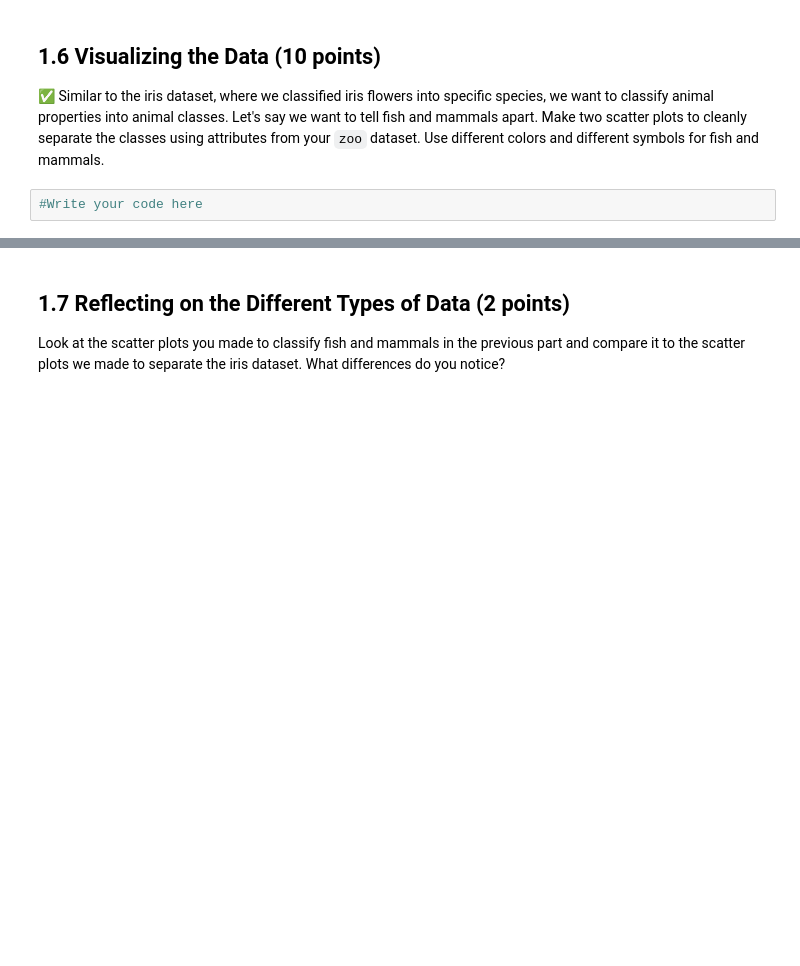
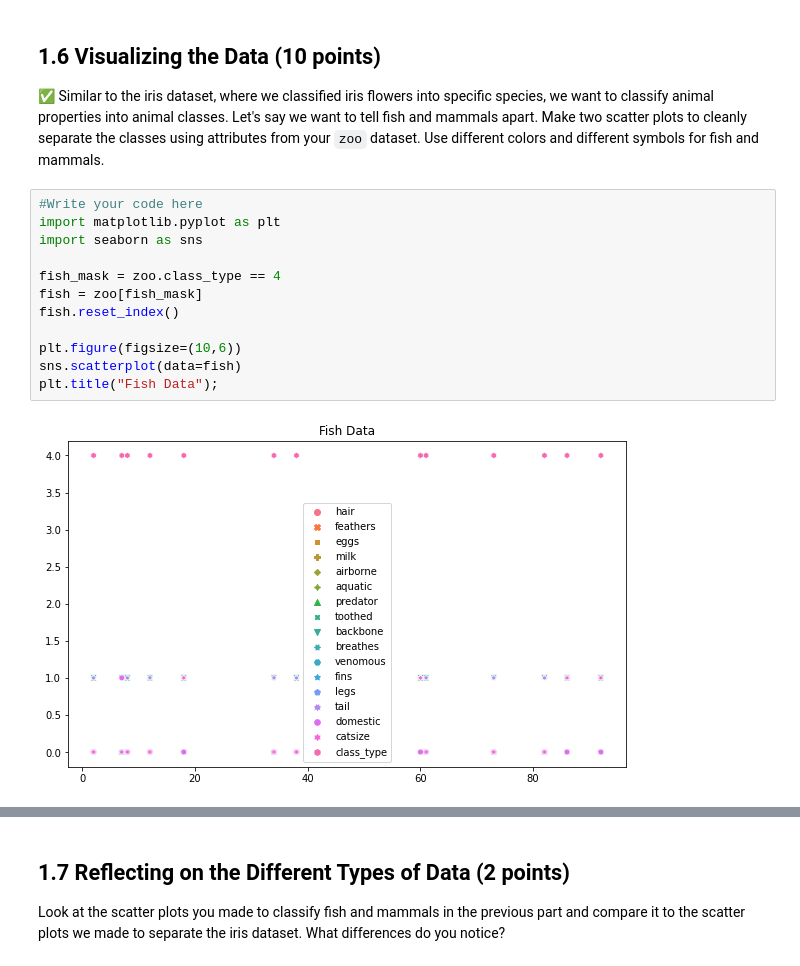
Before and after one commit to JialinQiu/CMSE202-s23-turnin, a Jupyter notebook: hw-02/HW-02_PandasAndObjects-JialinQiu.ipynb, the cells around one changed output, grey strips where cells are left out. Cells and saved outputs as stored; diff of their text form; blank space fills up the shorter version.

```diff
--- a/hw-02/HW-02_PandasAndObjects-JialinQiu.ipynb
+++ b/hw-02/HW-02_PandasAndObjects-JialinQiu.ipynb
@@ -166,3 +196,15 @@ Look back in the PCA/ICA and see how we used `groupby` to find the number of Iri
 &#9989; Similar to the iris dataset, where we classified iris flowers into specific species, we want to classify animal properties into animal classes. Let's say we want to tell fish and mammals apart. Make two scatter plots to cleanly separate the classes using attributes from your `zoo` dataset. Use different colors and different symbols for fish and mammals.
 # %%
 #Write your code here
+import matplotlib.pyplot as plt
+import seaborn as sns
+
+fish_mask = zoo.class_type == 4
+fish = zoo[fish_mask]
+fish.reset_index()
+
+plt.figure(figsize=(10,6))
+sns.scatterplot(data=fish)
+plt.title("Fish Data");
+# %% [output]
+[figure, added]
```
Also changed, not shown: parts of 15 cells of this notebook.
